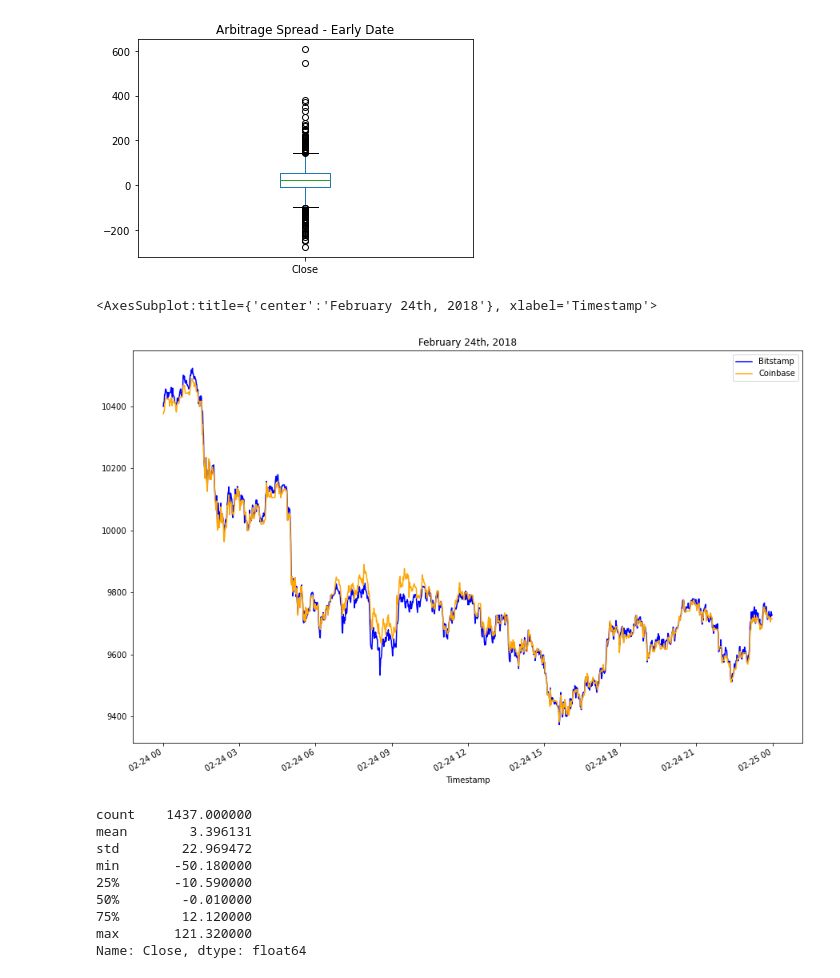
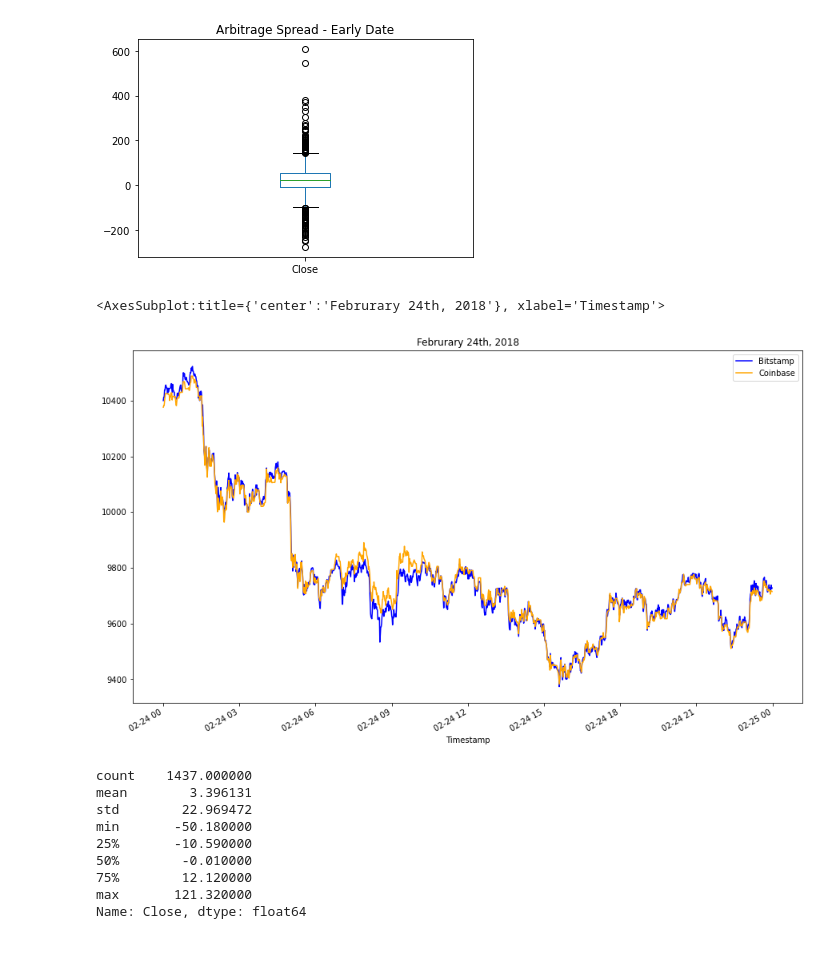
Before and after one commit to sangramsinghg/berkeley_fintech_module_3_challenge, a Jupyter notebook: crypto_arbitrage.ipynb, the cells around one changed output. Drawn from its saved outputs; the diff is of its cells as text; code cells hidden in the pictures; blank space fills up the shorter version.

```diff
--- a/crypto_arbitrage.ipynb
+++ b/crypto_arbitrage.ipynb
@@ -317,11 +317,11 @@ arbitrage_spread_early.plot(kind="box", title="Arbitrage Spread - Early Date")
 [figure]
 # %%
 # Create an overlay plot that visualizes the two dataframes over a period of one day from the middle of the dataset.
-# Be sure that the plots include the parameters `legend`, `figsize`, `title`, `color` and `label`
-# YOUR CODE HERE
+ax=bitstamp_sliced['Close'].loc['2018-02-24'].plot(figsize=(15,9), legend=True, title="Februrary 24th, 2018", color="blue", label='Bitstamp')
+coinbase_sliced['Close'].loc['2018-02-24'].plot(figsize=(15,9), legend=True, color="orange", label='Coinbase',ax=ax)
 # %% [output]
-<AxesSubplot:title={'center':'February 24th, 2018'}, xlabel='Timestamp'>
+<AxesSubplot:title={'center':'Februrary 24th, 2018'}, xlabel='Timestamp'>
-[figure, old version]
+[figure, new version]
 # %%
 # Using the date in the middle that you have selected, calculate the arbitrage spread
 # by subtracting the bitstamp lower closing prices from the coinbase higher closing prices
```
Also changed, not shown: parts of 3 cells of this notebook.
